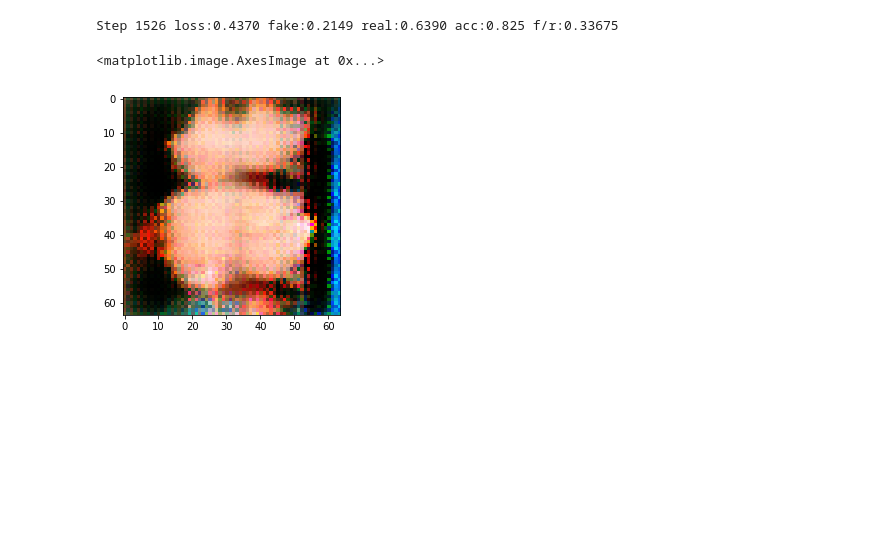
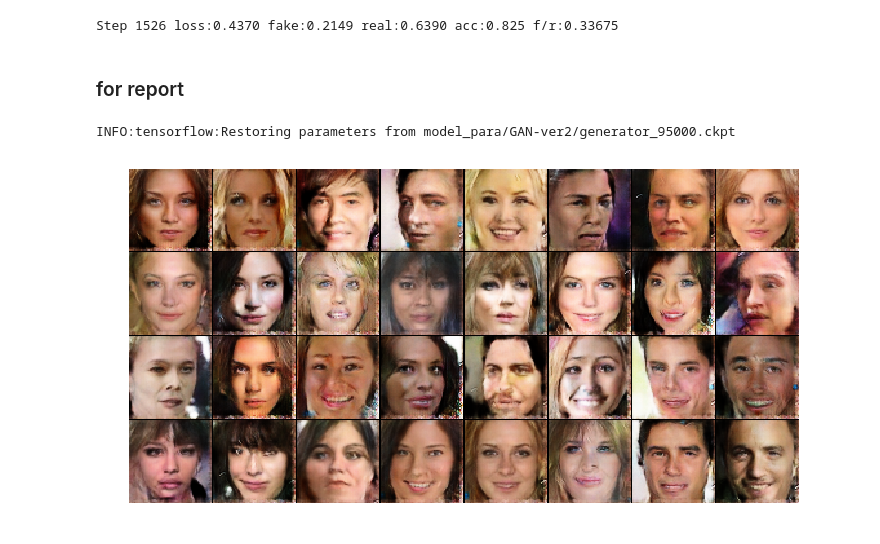
Before and after one commit to kaichunntu/DLCV2018SPRING, a Jupyter notebook: hw4/GAN-ver2.ipynb, the cells around one changed output. Cells and saved outputs as stored; diff of their text form; code cells hidden in the pictures; blank space fills up the shorter version.

```diff
--- a/hw4/GAN-ver2.ipynb
+++ b/hw4/GAN-ver2.ipynb
@@ -482,9 +478,25 @@ plt.imshow(inverse_processing(batch_x[3]).astype("int"))
-# %%
-test1 = sess.run( g_img , feed_dict={z_input:np.random.randn(1,latent_dim)} )
-
-plt.imshow( inverse_processing(test1).reshape(64,64,3).astype("int") )
-# %% [output]
-<matplotlib.image.AxesImage at 0x...>
-[figure, removed]
-# %%
-sess.run(d_score , feed_dict={img:test1})
+# %% [markdown]
+### for report
+# %%
+model_path = "model_para/{}".format(logdir)
+saver.restore( sess , os.path.join(model_path , "generator_"+str(95000)+".ckpt") )
+# %% [output]
+INFO:tensorflow:Restoring parameters from model_para/GAN-ver2/generator_95000.ckpt
+# %%
+pr_img_path = "tmp/{}".format(logdir)
+test_z = np.load(os.path.join(pr_img_path , "z_vector.npy"))
+# %%
+def print_generate_img(s):
+    g = inverse_processing(sess.run( g_img , feed_dict={z_input:test_z} ))
+    fig = plt.figure(figsize=(12,8))
+
+    g = concat_img(g).astype("int")
+    plt.imshow(g)
+    plt.axis("off")
+#     path = os.path.join( pr_img_path , "fig2_3.png" )
+#     plt.savefig(path)
+    plt.show()
+# %%
+print_generate_img(1)
+# %% [output]
+[figure, added]
```
Also changed, not shown: parts of 6 cells of this notebook, 2 other files.
